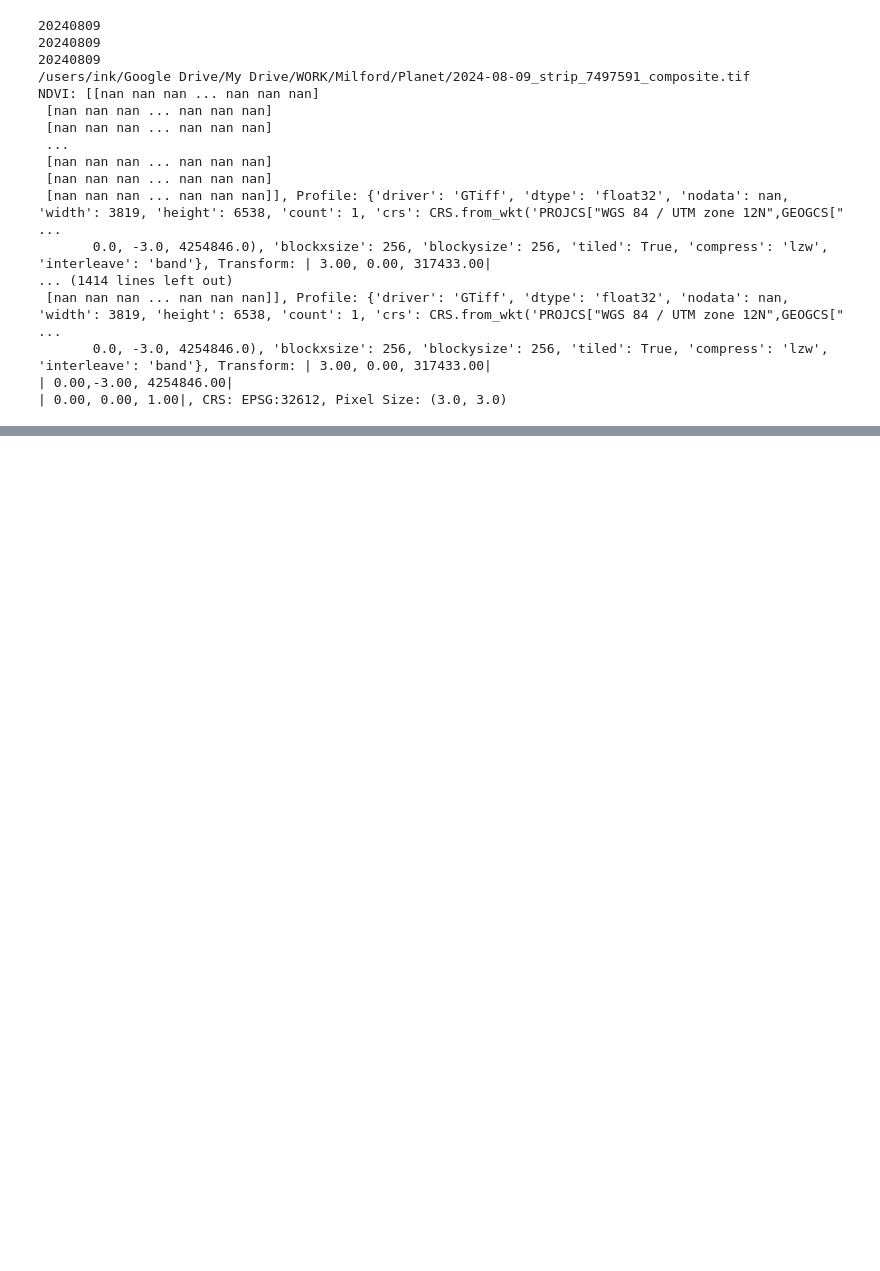
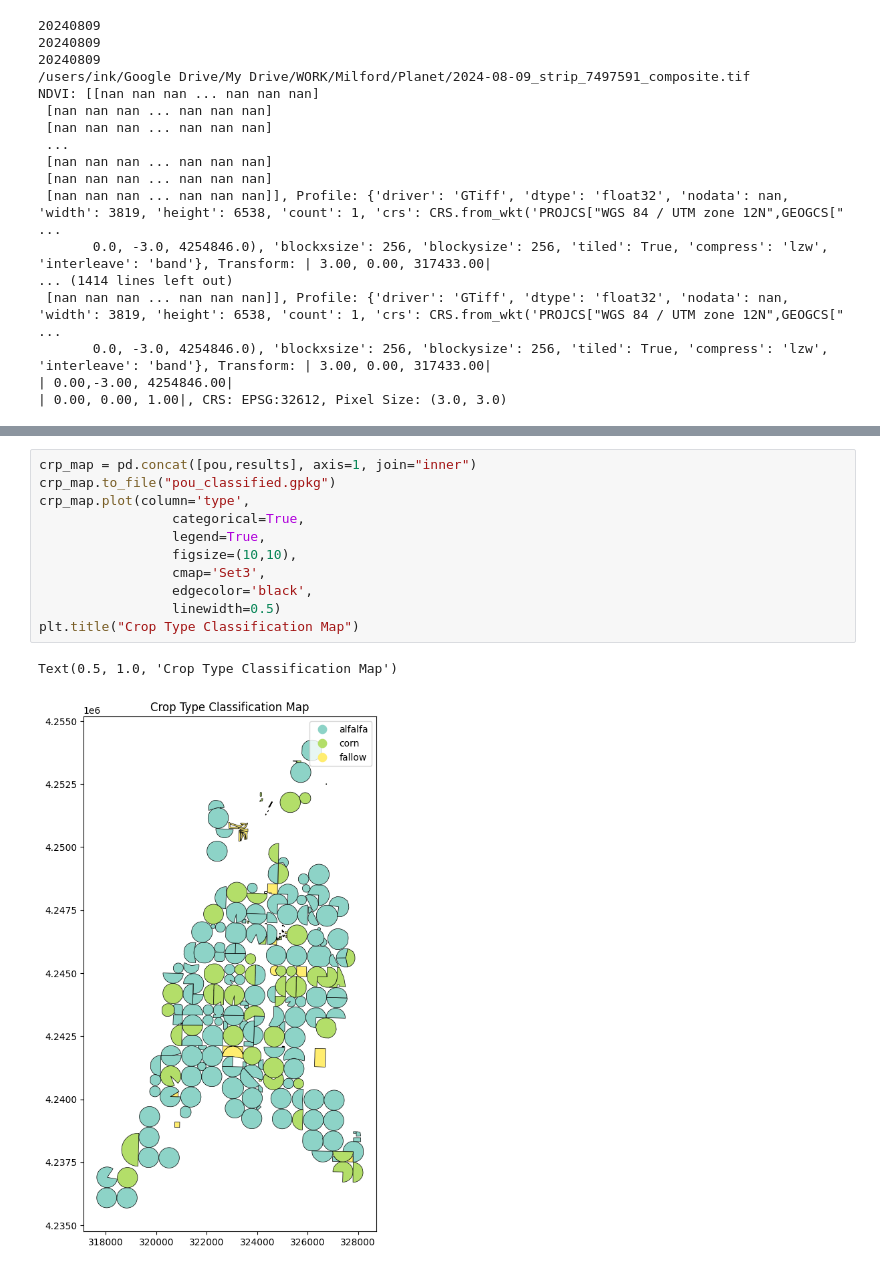
Before and after one commit to inkenbrandt/well_pump, a Jupyter notebook: planet_an.ipynb, the cells around one changed output, grey strips where cells are left out. Drawn from its saved outputs; the diff is of its cells as text; blank space fills up the shorter version.

```diff
--- a/planet_an.ipynb
+++ b/planet_an.ipynb
@@ -290,0 +537,14 @@ ndvi_df.to_csv("wrlu_ndvi_timeseries.csv")
+# %%
+crp_map = pd.concat([pou,results], axis=1, join="inner")
+crp_map.to_file("pou_classified.gpkg")
+crp_map.plot(column='type',
+                 categorical=True,
+                 legend=True,
+                 figsize=(10,10),
+                 cmap='Set3',
+                 edgecolor='black',
+                 linewidth=0.5)
+plt.title("Crop Type Classification Map")
+# %% [output]
+Text(0.5, 1.0, 'Crop Type Classification Map')
+[figure, added]
```
Also changed, not shown: parts of 9 cells of this notebook, 16 other files.
